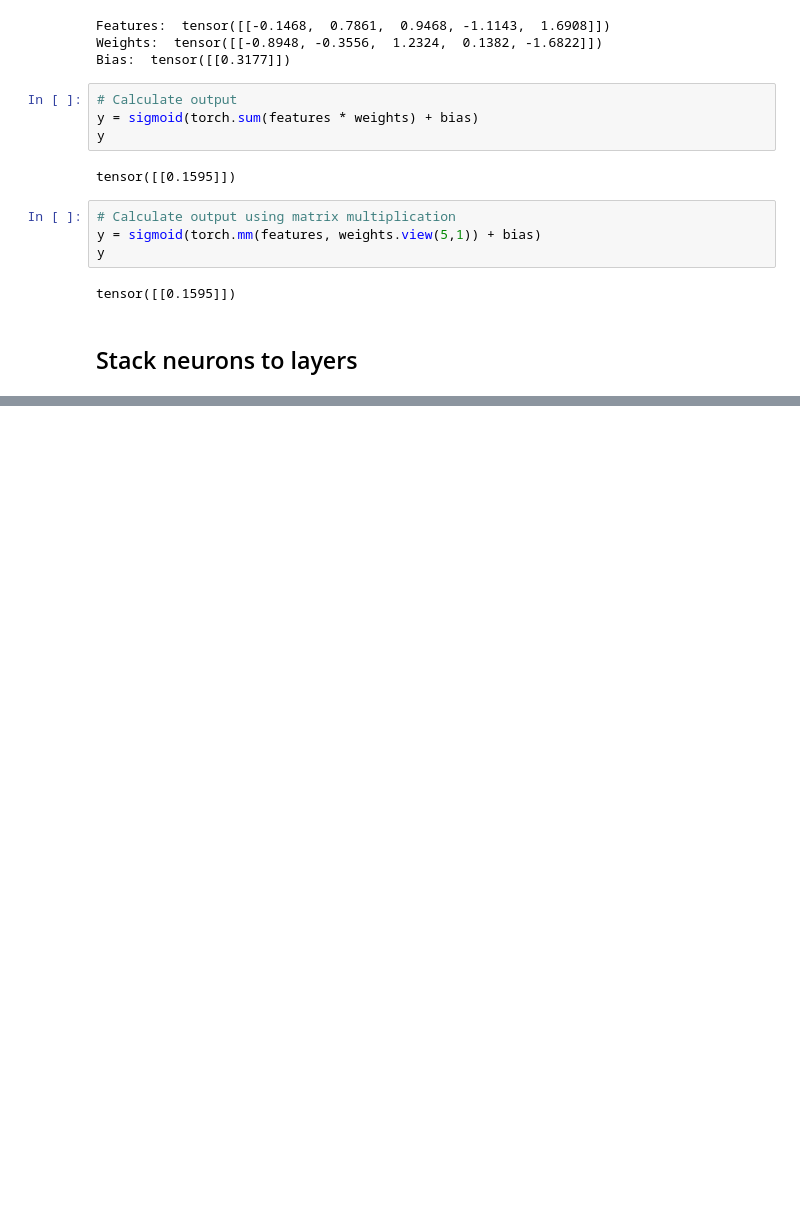
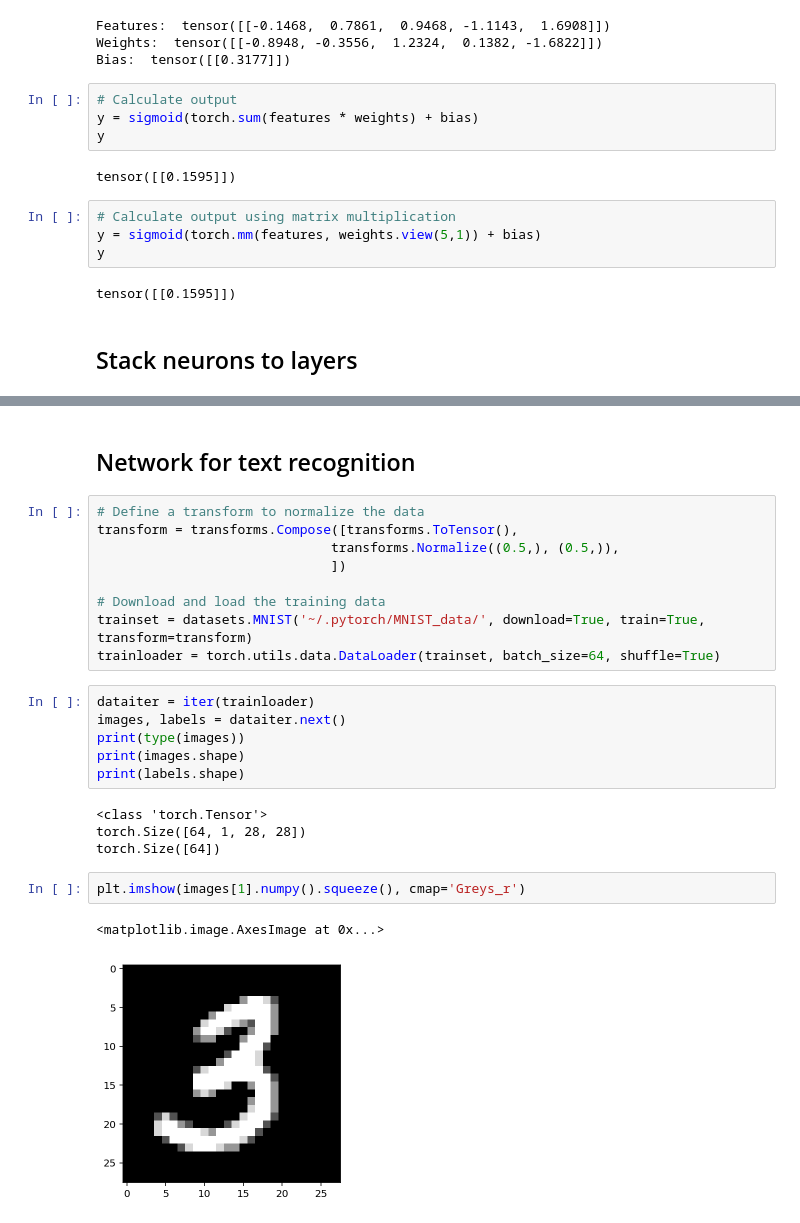
Before and after one commit to denrasulev/pytorch-sc, a Jupyter notebook: training.ipynb, the cells around one changed output, grey strips where cells are left out. Drawn from its saved outputs; the diff is of its cells as text; blank space fills up the shorter version.

Commit message:
Add new code in training notebook.

```diff
--- a/training.ipynb
+++ b/training.ipynb
@@ -97,0 +101,26 @@ tensor([[0.0011]])
+# %% [markdown]
+## Network for text recognition
+# %%
+# Define a transform to normalize the data
+transform = transforms.Compose([transforms.ToTensor(),
+                              transforms.Normalize((0.5,), (0.5,)),
+                              ])
+
+# Download and load the training data
+trainset = datasets.MNIST('~/.pytorch/MNIST_data/', download=True, train=True, transform=transform)
+trainloader = torch.utils.data.DataLoader(trainset, batch_size=64, shuffle=True)
+# %%
+dataiter = iter(trainloader)
+images, labels = dataiter.next()
+print(type(images))
+print(images.shape)
+print(labels.shape)
+# %% [output]
+<class 'torch.Tensor'>
+torch.Size([64, 1, 28, 28])
+torch.Size([64])
+# %%
+plt.imshow(images[1].numpy().squeeze(), cmap='Greys_r')
+# %% [output]
+<matplotlib.image.AxesImage at 0x...>
+[figure, added]
```
Also changed, not shown: parts of 22 cells of this notebook, 2 other files.
